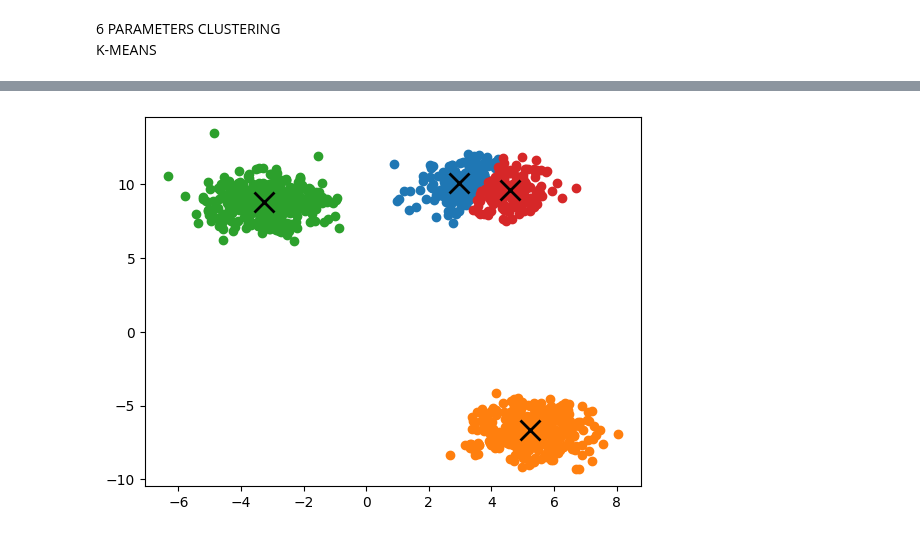
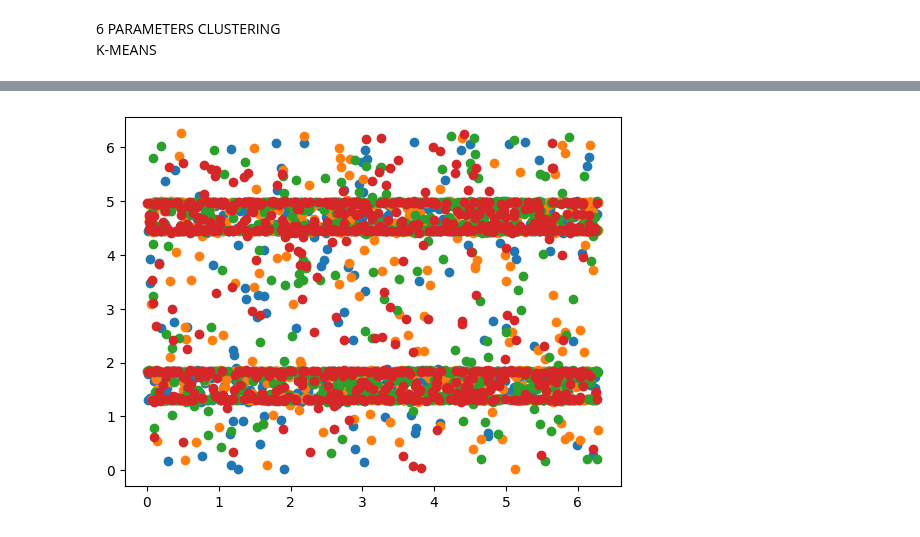
Before and after one commit to FabioTarocco/MULTILAYER-QIDA, a Jupyter notebook: cluster_analysis.ipynb, the cells around one changed output, grey strips where cells are left out. Saved outputs shown, nothing was run; the diff lists cells and outputs as text; code cells hidden in the pictures.

```diff
--- a/cluster_analysis.ipynb
+++ b/cluster_analysis.ipynb
@@ -298,7 +297,7 @@ def extract_df_multidepth(depth,offset, ent,f,size):
 file_ladder = "./pickle/vqe{}_3x3_ladder_{}SU4.pkl"
 
 offset = 1
-depth = 1
+depth = 7
 total_x,total_y,color_label,colors,vqe_colors,reps,index,en = extract_df_multidepth(depth=depth,offset=offset,ent=ENTANGLER_MAP, f=file_ladder, size = 50)
 print(len(index), len(en))
 total_x = list(np.concatenate(total_x).flat)
@@ -514,4 +513,3 @@ d = dict({'0-1': (0.9999999999999986+0j), '0-2': (0.1891581040920468+0j), '0-3':
 # %%
 
-s = sorted(d.items(), key=lambda x:np.real(x[1]), reverse=True)
-print(s)
+s = sorted(d_2x6.items(), key=lambda x:np.real(x[1]), reverse=True)
@@ -577,8 +593,15 @@ from sklearn.datasets import make_blobs
 cols = ['t1','t2','t3','t4','t5','t6']
 
 #r = np.random.uniform(size = (100,6), low=-np.pi, high=np.pi)
-
-X,Y= make_blobs(1000,2)
-print(X)
+t1 = []
+for group in x_param:
+    for l in group:
+        t1.append(np.mod(l,2*np.pi))
+t2 = []
+for group in y_param:
+    for l in group:
+        t2.append(np.mod(l, 2*np.pi))
+#X,Y= make_blobs(1000,2)
+data.update({"t1":t1, "t2":t2})
 df = []
-df = pd.DataFrame(data=X, columns=["f1","f2"])
+df = pd.DataFrame(data=data)
@@ -630,13 +645,13 @@ def kmeansshow(k,X):
 
     for i in range(k):
         ds = X[np.where(labels==i)]
-        plt.plot(ds[:,0],ds[:,1],'o')
-        lines = plt.plot(centroids[i,0],centroids[i,1],'kx')
-        plt.setp(lines,ms=15.0)
-        plt.setp(lines,mew=2.0)
+        plt.plot(ds[:,1],ds[:,2],'o')
+        #lines = plt.plot(centroids[i,2],centroids[i,3],'kx')
+        #plt.setp(lines,ms=15.0)
+        #plt.setp(lines,mew=2.0)
     plt.show()
     return centroids
 # %%
-c = kmeansshow(4,df[["f1","f2"]].values)
+c = kmeansshow(4,df[['t1','t2','t3','t4','t5','t6']].values)
 # %% [output]
-[figure, old version]
+[figure, new version]
```
Also changed, not shown: parts of 18 cells of this notebook, 7 other files.
